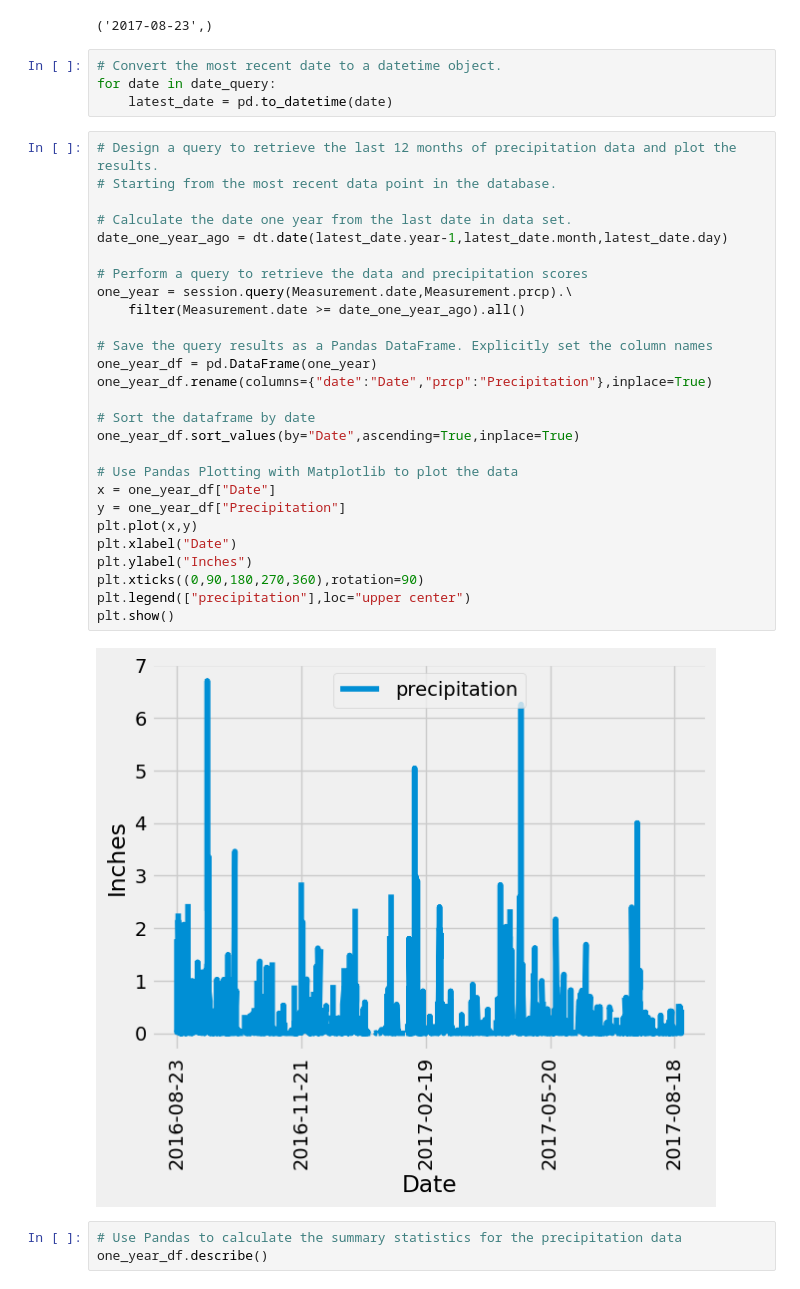
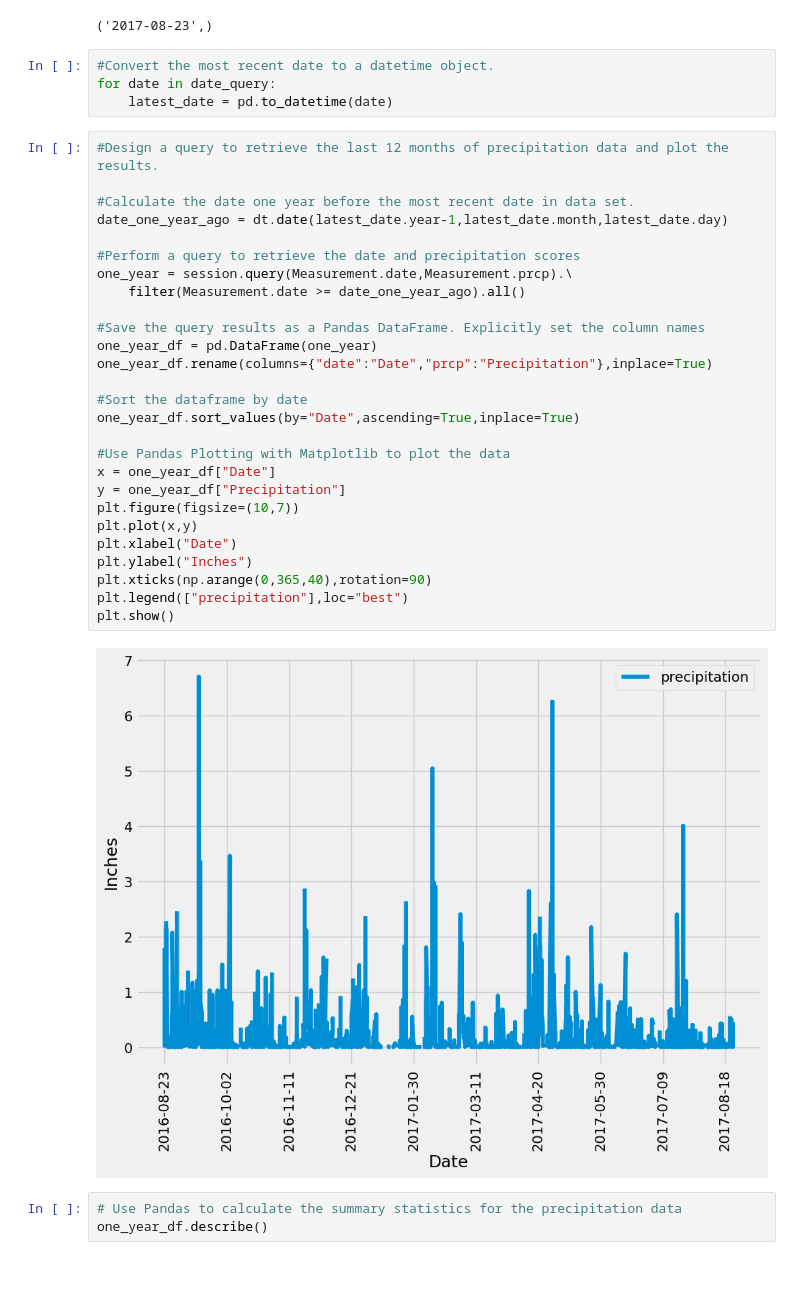
Before and after one commit to VinnyShankar/sqlalchemy-challenge, a Jupyter notebook: SurfsUp/climate.ipynb, the cells around one changed output. Cells and saved outputs as stored; diff of their text form.

Commit message:
precipitation plot refactoring

```diff
--- a/SurfsUp/climate.ipynb
+++ b/SurfsUp/climate.ipynb
@@ -58,38 +58,38 @@ date_query
 # %% [output]
 ('2017-08-23',)
 # %%
-# Convert the most recent date to a datetime object.
+#Convert the most recent date to a datetime object.
 for date in date_query:
     latest_date = pd.to_datetime(date)
 # %%
-# Design a query to retrieve the last 12 months of precipitation data and plot the results.
-# Starting from the most recent data point in the database.
+#Design a query to retrieve the last 12 months of precipitation data and plot the results.
 
-# Calculate the date one year from the last date in data set.
+#Calculate the date one year before the most recent date in data set.
 date_one_year_ago = dt.date(latest_date.year-1,latest_date.month,latest_date.day)
 
-# Perform a query to retrieve the data and precipitation scores
+#Perform a query to retrieve the date and precipitation scores
 one_year = session.query(Measurement.date,Measurement.prcp).\
     filter(Measurement.date >= date_one_year_ago).all()
 
-# Save the query results as a Pandas DataFrame. Explicitly set the column names
+#Save the query results as a Pandas DataFrame. Explicitly set the column names
 one_year_df = pd.DataFrame(one_year)
 one_year_df.rename(columns={"date":"Date","prcp":"Precipitation"},inplace=True)
 
-# Sort the dataframe by date
+#Sort the dataframe by date
 one_year_df.sort_values(by="Date",ascending=True,inplace=True)
 
-# Use Pandas Plotting with Matplotlib to plot the data
+#Use Pandas Plotting with Matplotlib to plot the data
 x = one_year_df["Date"]
 y = one_year_df["Precipitation"]
+plt.figure(figsize=(10,7))
 plt.plot(x,y)
 plt.xlabel("Date")
 plt.ylabel("Inches")
-plt.xticks((0,90,180,270,360),rotation=90)
-plt.legend(["precipitation"],loc="upper center")
+plt.xticks(np.arange(0,365,40),rotation=90)
+plt.legend(["precipitation"],loc="best")
 plt.show()
 # %% [output]
-[figure, old version]
+[figure, new version]
 # %%
 # Use Pandas to calculate the summary statistics for the precipitation data
 one_year_df.describe()
```
Also changed, not shown: parts of 3 cells of this notebook.
